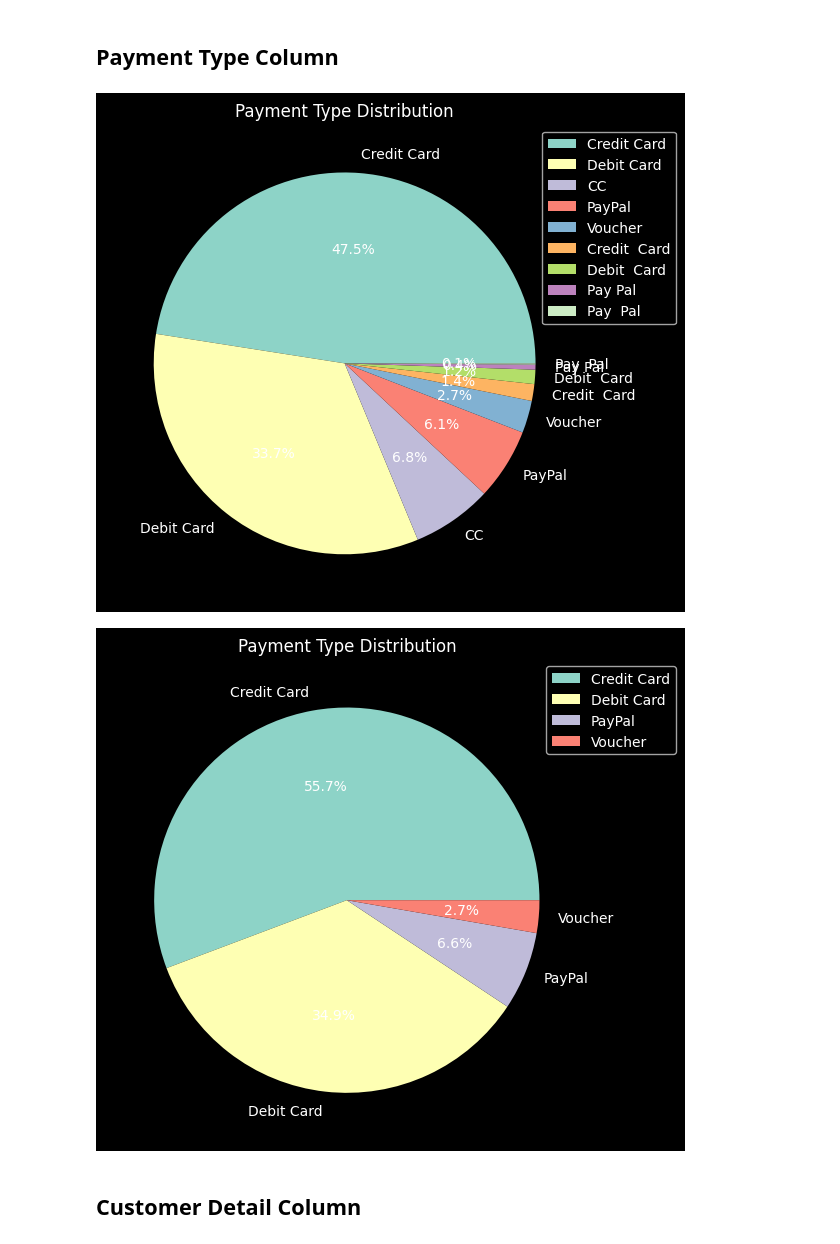
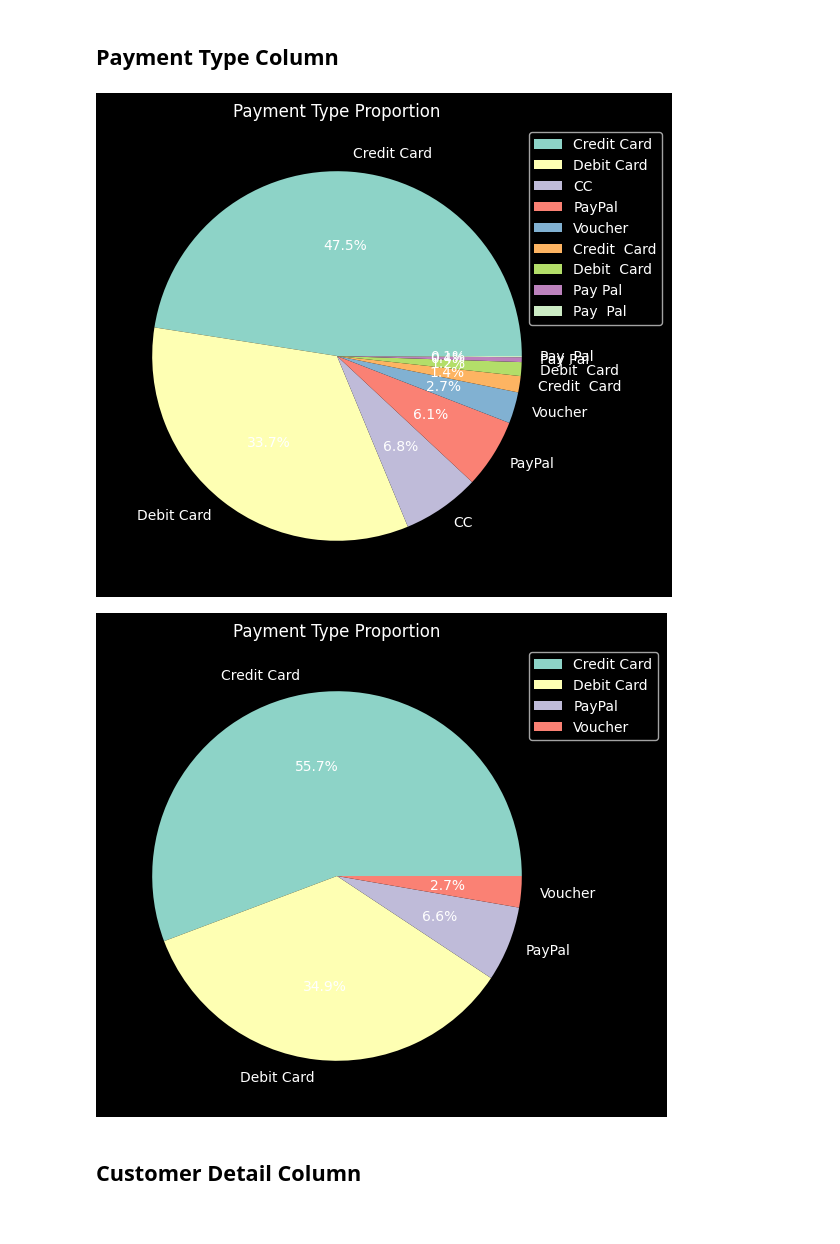
Before and after one commit to trandat9h/retail-sale-data-processing, a Jupyter notebook: Processing.ipynb, the cells around one changed output. Cells and saved outputs as stored; diff of their text form; code cells hidden in the pictures.

```diff
--- a/Processing.ipynb
+++ b/Processing.ipynb
@@ -27,3 +23,20 @@ df.head(20)
+# %%
+# Some utility methods
+
+def visualise_value_proportion(_df: pd.DataFrame, column: str, chart_title: str):
+    payment_types = _df[column].value_counts()
+
+    payment_types.plot.pie(
+        autopct='%1.1f%%',
+        figsize=(6,6),
+        ylabel=''
+    )
+
+    plt.legend(payment_types.index, loc="upper left", bbox_to_anchor=(0.9, 1))
+
+    plt.title(chart_title)
+
+    plt.show()
 # %% [markdown]
 # Preprocessing Data
 # %% [markdown]
@@ -119,0 +175,4 @@ df.head(5)
+# %%
+df['Category_sub'] = df['Category_sub'].str.replace(r'\s+', ' ', regex=True).str.strip()
+
+visualise_value_proportion(df, column="Category_sub", chart_title="Category sub Distribution (Cleaned)")
@@ -183,32 +243,16 @@ df.head(20)
 # %% [markdown]
 ## Payment Type Column
 # %%
-def visualize_payment_type_count(_df: pd.DataFrame):
-    payment_types = _df['Payment Type'].value_counts()
-
-    payment_types.plot.pie(
-        autopct='%1.1f%%',
-        figsize=(6,6),
-        ylabel=''
-    )
-
-    plt.legend(payment_types.index, loc="upper left", bbox_to_anchor=(0.9, 1))
-
-    plt.title("Payment Type Distribution")
-    plt.tight_layout()
-
-    plt.show()
-
-visualize_payment_type_count(df)
+visualise_value_proportion(df, column="Payment Type", chart_title="Payment Type Proportion")
 # %% [output]
-[figure, old version]
+[figure, new version]
 # %%
 df['Payment Type'] = df['Payment Type'].str.replace(r'\s+', ' ', regex=True).str.strip()
 df['Payment Type'] = df['Payment Type'].str.replace({"Pay Pal": "PayPal", "CC": "Credit Card"})
 
-visualize_payment_type_count(df)
+visualise_value_proportion(df, column="Payment Type", chart_title="Payment Type Proportion")
 # %% [output]
-[figure, old version]
+[figure, new version]
 # %% [markdown]
 ## Customer Detail Column
 # %%
```
Also changed, not shown: parts of 27 cells of this notebook.
